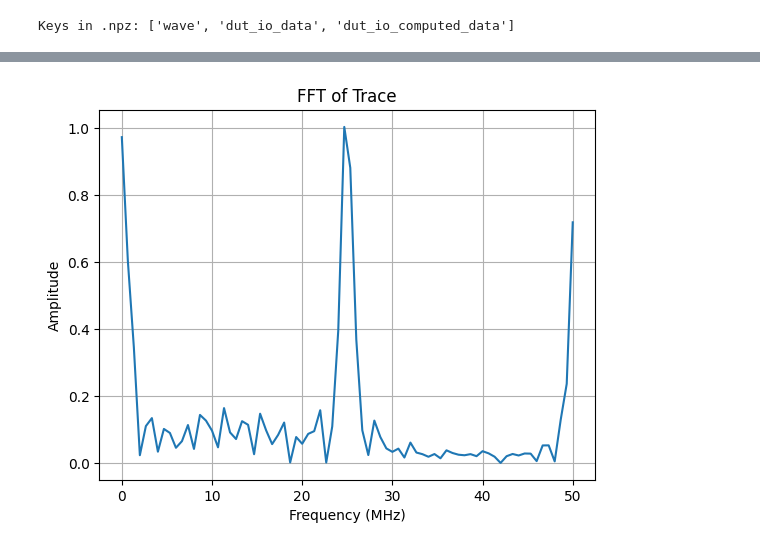
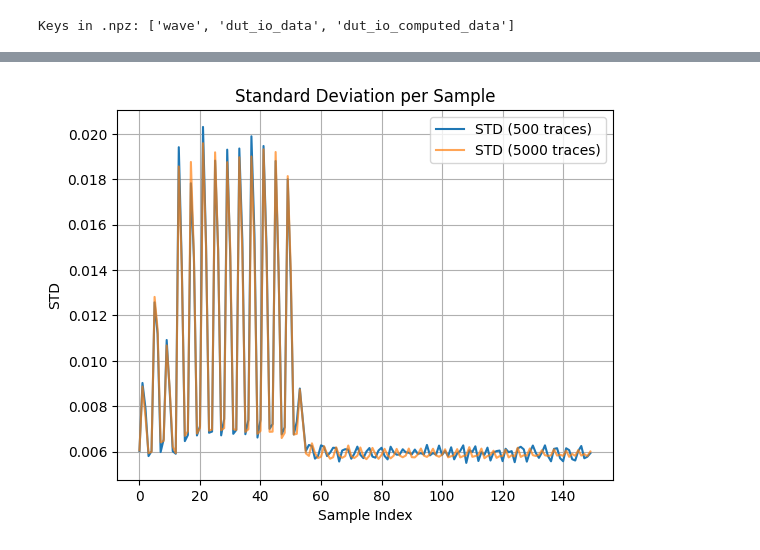
Before and after one commit to AhmedHedi0/AdvSecLab, a Jupyter notebook: advseceng25-sca-framework-main/src/py/analysis.ipynb, the cells around one changed output, grey strips where cells are left out. Cells and saved outputs as stored; diff of their text form; code cells hidden in the pictures.

```diff
--- a/advseceng25-sca-framework-main/src/py/analysis.ipynb
+++ b/advseceng25-sca-framework-main/src/py/analysis.ipynb
@@ -45,5 +47,5 @@ plt.show()
 # %%
-data = np.load("C:/Users/Ahmed/Desktop/AdvSecLab/data/traces_0.npz", allow_pickle=True)
+data = np.load(r"C:\Users\Ahmed\Desktop\AdvSecLab\traces\traces_0.npz", allow_pickle=True)
 print("Keys in .npz:", list(data.keys()))
 # %% [output]
 Keys in .npz: ['wave', 'dut_io_data', 'dut_io_computed_data']
@@ -97,17 +105,17 @@ np.savez_compressed(
 # %%
-import numpy as np
-import matplotlib.pyplot as plt
+waves_500 = np.array([trace for trace in traces[:500]])
+waves_5000 = np.array([trace for trace in traces[:5000]])
 
-trace = data['wave'][0]  # Replace with your actual trace
+std_500 = np.std(waves_500, axis=0)
+std_5000 = np.std(waves_5000, axis=0)
 
-fft_vals = np.abs(np.fft.rfft(trace))
-fft_freqs = np.fft.rfftfreq(len(trace), d=1/100e6)
-
-plt.plot(fft_freqs / 1e6, fft_vals)
-plt.xlabel("Frequency (MHz)")
-plt.ylabel("Amplitude")
-plt.title("FFT of Trace")
+plt.plot(std_500, label='STD (500 traces)')
+plt.plot(std_5000, label='STD (5000 traces)', alpha=0.7)
+plt.title("Standard Deviation per Sample")
+plt.xlabel("Sample Index")
+plt.ylabel("STD")
+plt.legend()
 plt.grid(True)
 plt.show()
 # %% [output]
-[figure, old version]
+[figure, new version]
```
Also changed, not shown: parts of 6 cells of this notebook, 14 other files.
